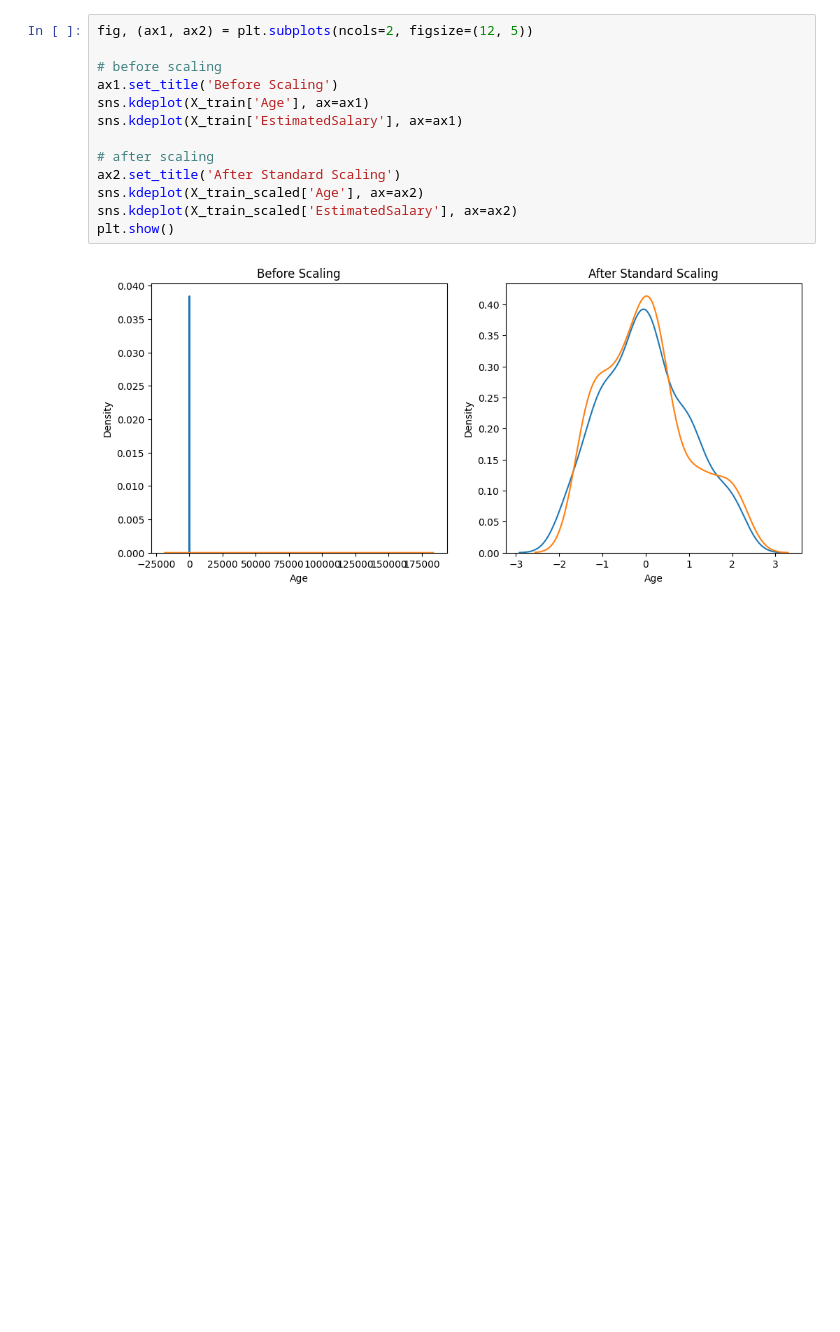
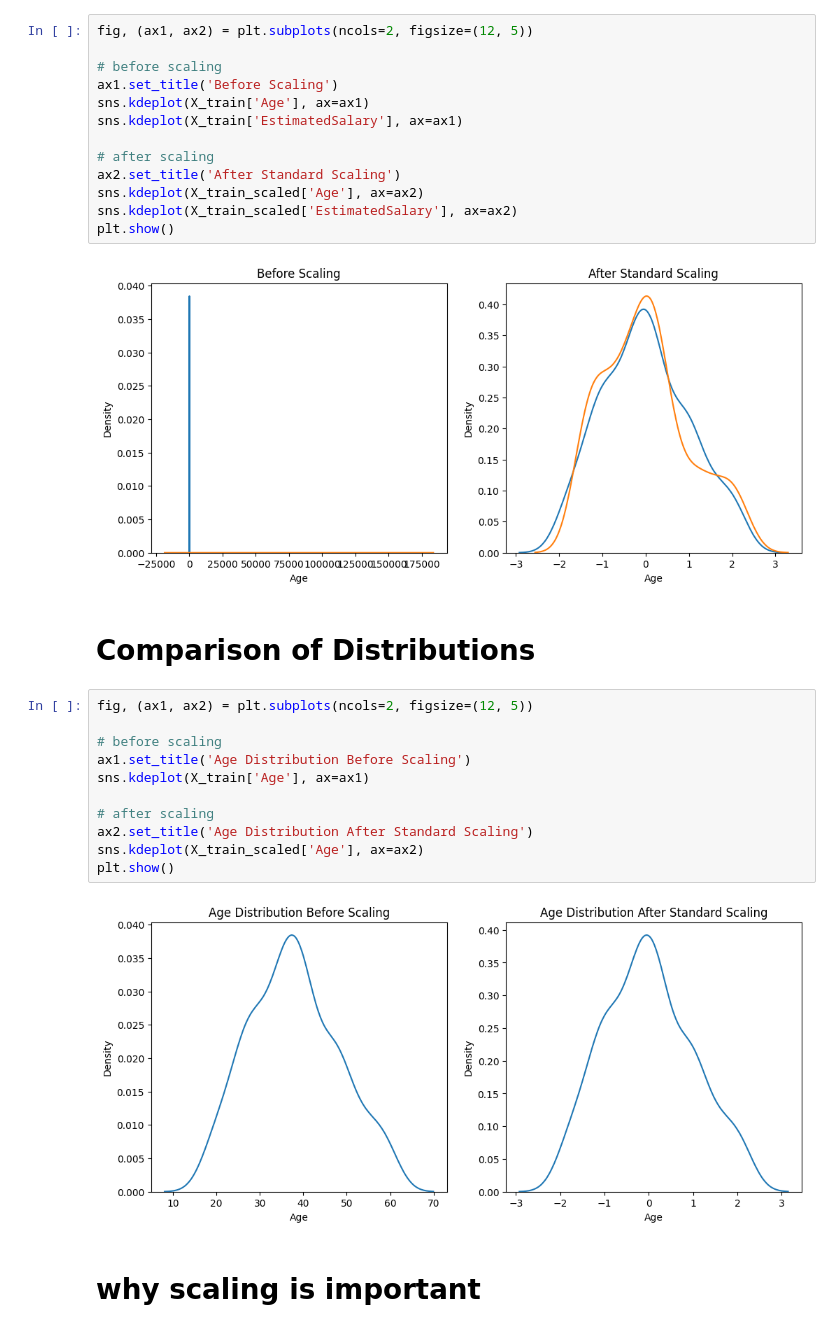
Before and after one commit to RaunakSachdeva2004/ML-100-Days, a Jupyter notebook: Feature Engineering/standardization.ipynb, the cells around one changed output. Cells and saved outputs as stored; diff of their text form; blank space fills up the shorter version.

```diff
--- a/Feature Engineering/standardization.ipynb
+++ b/Feature Engineering/standardization.ipynb
@@ -106,3 +106,20 @@ sns.kdeplot(X_train_scaled['EstimatedSalary'], ax=ax2)
 plt.show()
 # %% [output]
 [figure]
+# %% [markdown]
+# Comparison of Distributions
+# %%
+fig, (ax1, ax2) = plt.subplots(ncols=2, figsize=(12, 5))
+
+# before scaling
+ax1.set_title('Age Distribution Before Scaling')
+sns.kdeplot(X_train['Age'], ax=ax1)
+
+# after scaling
+ax2.set_title('Age Distribution After Standard Scaling')
+sns.kdeplot(X_train_scaled['Age'], ax=ax2)
+plt.show()
+# %% [output]
+[figure, added]
+# %% [markdown]
+# why scaling is important
```
Also changed, not shown: parts of 4 cells of this notebook.
